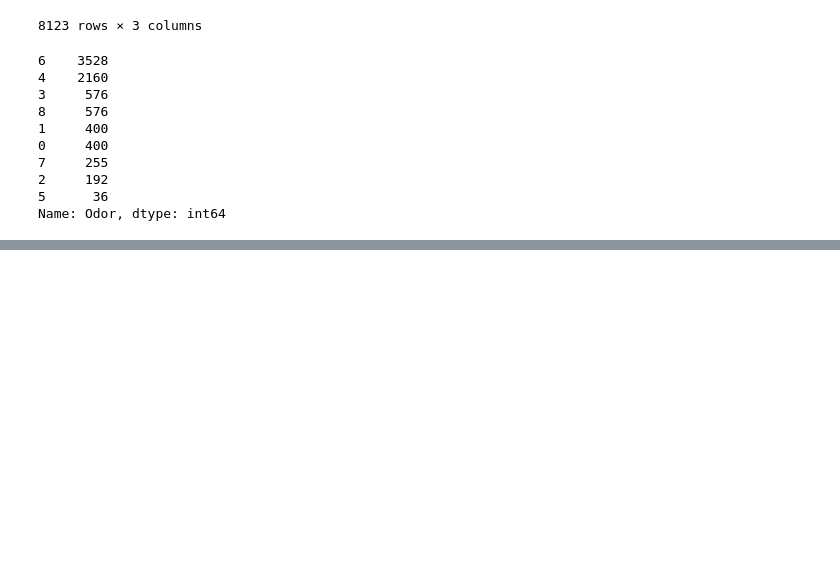
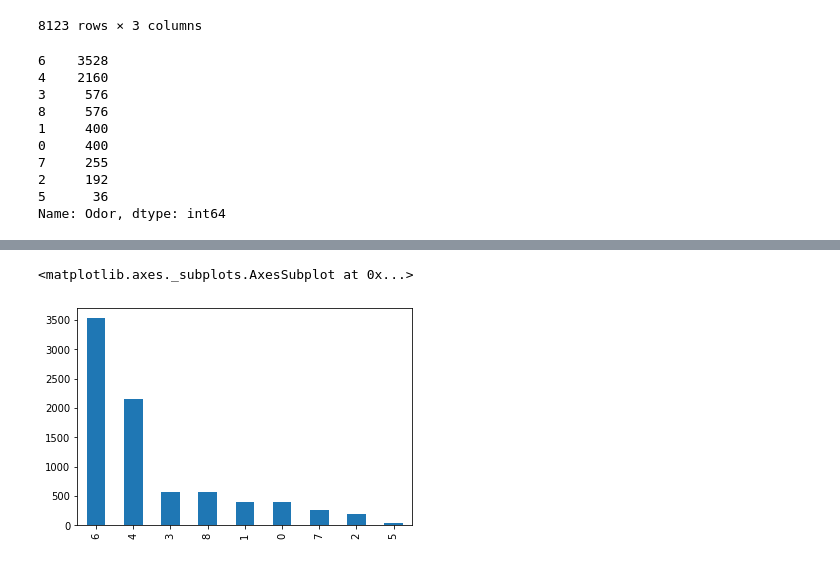
Before and after one commit to Gitprincesskerry/IS362, a Jupyter notebook: Mushroom_Analysis.ipynb, the cells around one changed output, grey strips where cells are left out. Saved outputs shown, nothing was run; the diff lists cells and outputs as text; code cells hidden in the pictures; blank space fills up the shorter version.

```diff
--- a/Mushroom_Analysis.ipynb
+++ b/Mushroom_Analysis.ipynb
@@ -101,0 +112,5 @@ Name: Odor, dtype: int64
+# %%
+od.plot(kind='bar')
+# %% [output]
+<matplotlib.axes._subplots.AxesSubplot at 0x...>
+[figure, added]
```
Also changed, not shown: parts of 3 cells of this notebook.
